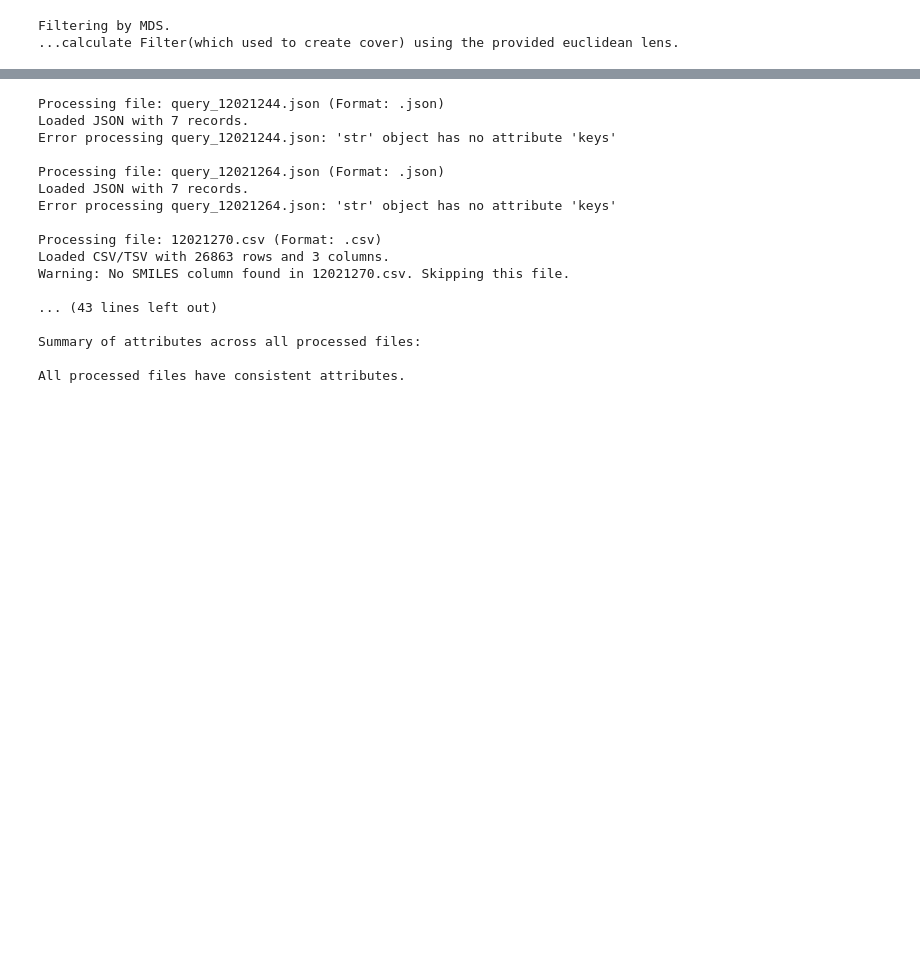
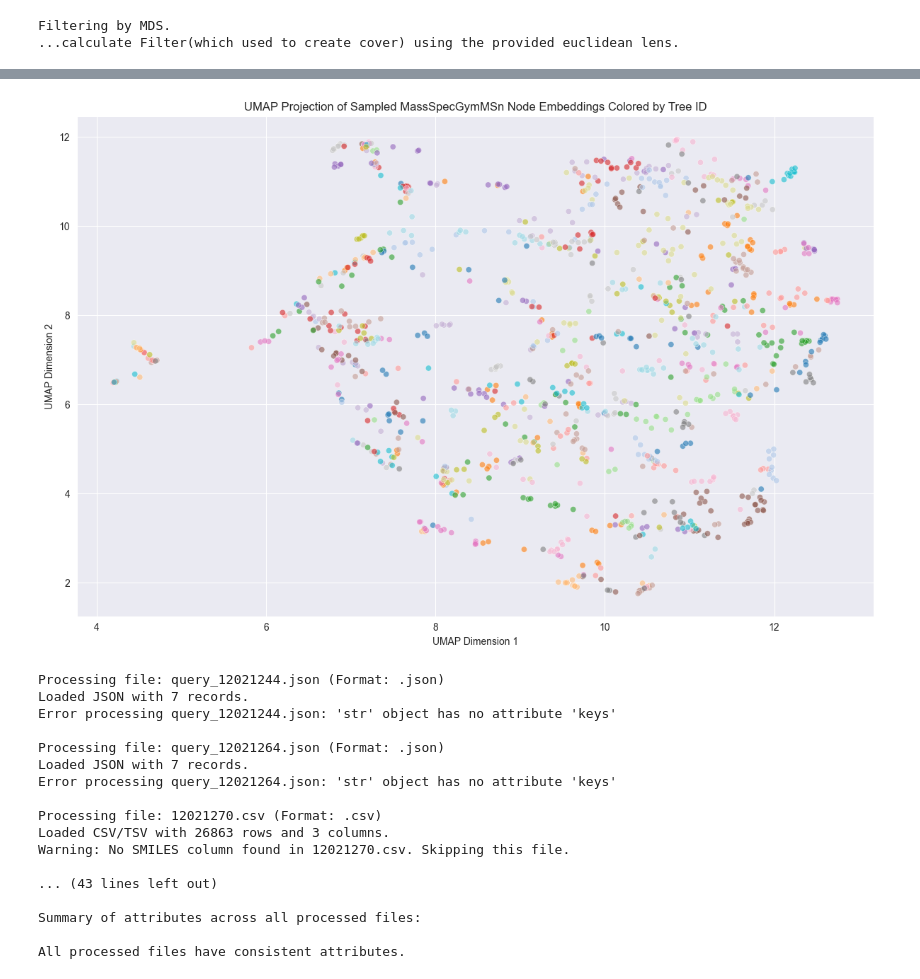
Before and after one commit to Jozefov/MassSpecGymMSn, a Jupyter notebook: notebooks/MSn/dataset_analysis/analysis_2.ipynb, the cells around one changed output, grey strips where cells are left out. Saved outputs shown, nothing was run; the diff lists cells and outputs as text; code cells hidden in the pictures; blank space fills up the shorter version.

```diff
--- a/notebooks/MSn/dataset_analysis/analysis_2.ipynb
+++ b/notebooks/MSn/dataset_analysis/analysis_2.ipynb
@@ -560,3 +767,44 @@ nx.set_node_attributes(graph, tmap_node_levels, 'ms_level')
+# %%
+# Define the number of trees to sample for visualization
+num_trees_to_sample = 100
+
+# Randomly select trees
+np.random.seed(42)  # For reproducibility
+sampled_trees = np.random.choice(data['tree_id'].unique(), size=num_trees_to_sample, replace=False)
+
+# Filter data for sampled trees
+data_sampled_visual = data[data['tree_id'].isin(sampled_trees)].copy()
+
+# Extract and normalize embeddings
+embeddings_visual = np.vstack(data_sampled_visual['embedding'].values)
+embeddings_visual_normalized = normalize(embeddings_visual, norm='l2')
+
+umap_reducer = umap.UMAP(n_components=2, random_state=42)
+embeddings_umap = umap_reducer.fit_transform(embeddings_visual_normalized)
+
+# Add UMAP results to the DataFrame
+data_sampled_visual['UMAP_1'] = embeddings_umap[:, 0]
+data_sampled_visual['UMAP_2'] = embeddings_umap[:, 1]
+# %%
+plt.figure(figsize=(12, 8))
+palette = sns.color_palette("hsv", num_trees_to_sample)  # Unique colors for each tree
+
+sns.scatterplot(
+    x='UMAP_1',
+    y='UMAP_2',
+    hue='tree_id',
+    palette='tab20',  # Limited to 20 distinct colors; adjust if necessary
+    data=data_sampled_visual,
+    legend=False,
+    alpha=0.6
+)
+plt.title('UMAP Projection of Sampled MassSpecGymMSn Node Embeddings Colored by Tree ID')
+plt.xlabel('UMAP Dimension 1')
+plt.ylabel('UMAP Dimension 2')
+plt.tight_layout()
+plt.show()
+# %% [output]
+[figure, added]
 # %%
 
 import json
```
Also changed, not shown: parts of 23 cells of this notebook.
